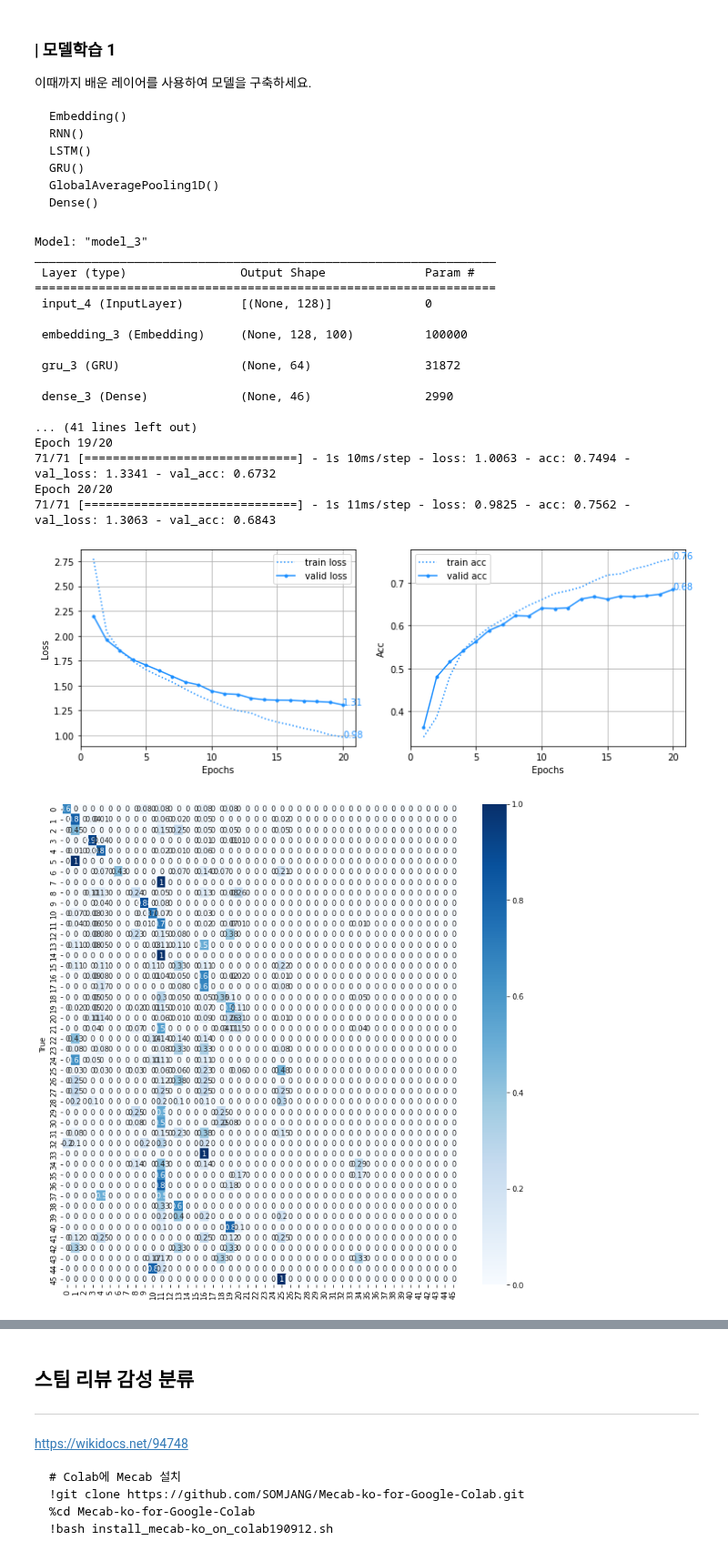
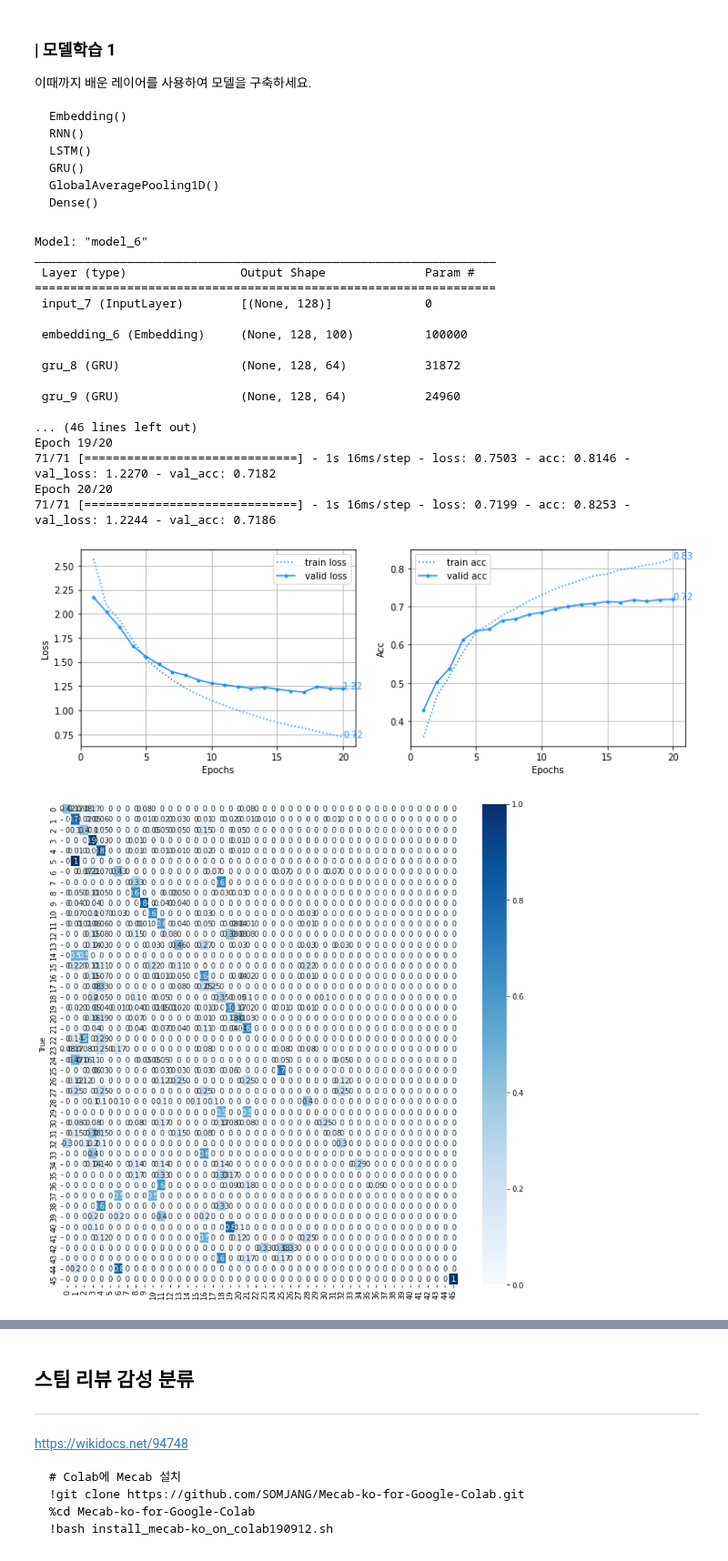
Before and after one commit to yebiny/SkillTreePython-DeepLearning, a Jupyter notebook: 03.NLP-with-tensorflow2.0/해설/ch03_04_순환신경망_Bidirectional_LSTM.ipynb, the cells around one changed output, grey strips where cells are left out. Shown at 91% size. Saved outputs shown, nothing was run; the diff lists cells and outputs as text; code cells hidden in the pictures.

````diff
--- a/03.NLP-with-tensorflow2.0/해설/ch03_04_순환신경망_Bidirectional_LSTM.ipynb
+++ b/03.NLP-with-tensorflow2.0/해설/ch03_04_순환신경망_Bidirectional_LSTM.ipynb
@@ -109,6 +115,15 @@ for line in f:
     embeddings_index[word] = coefs
 f.close()
 ```
+# %%
+embeddings_index = {}
+f = open('glove.6B.100d.txt', encoding="utf8")
+for line in f:
+    values = line.split()
+    word = values[0]
+    coefs = np.asarray(values[1:], dtype='float32')
+    embeddings_index[word] = coefs
+f.close()
 # %% [markdown]
 #### **인덱싱-단어 딕셔너리**
 # %%
@@ -125,3 +140,14 @@ for x in x_train[0]:
     print(index2word[x] ) # 1000개 단어 외에는 생략되기 때문에
 # %% [markdown]
 #### **매트릭스 제작**
+# %%
+EMB_DIMS=100
+embedding_matrix = np.zeros((MAX_FEATURES, EMB_DIMS))
+print('임베딩 매트릭스 (W): ' , embedding_matrix.shape)
+for i in range(1, MAX_FEATURES):
+  idx=i+4
+  word = index2word.get(idx)
+  vec = embeddings_index.get(word)
+  if vec is not None:
+    embedding_matrix[i]=vec
+    #print(i, idx, word, vec)
@@ -141,44 +169,47 @@ Dense()
 # %%
 # 레이어를 조합해서 72%이상~
 
 EMB_DIMS=100
 x = layers.Input(shape=MAX_LEN)
 y = layers.Embedding(MAX_FEATURES, EMB_DIMS)(x)
-y = layers.GRU(64)(y)
+y = layers.GRU(64, return_sequences=True)(y)
+y = layers.GRU(64, return_sequences=True)(y)
+y = layers.GlobalAvgPool1D()(y)
 y = layers.Dense(46, activation='softmax')(y)
 model = models.Model(x,y)
 
+model.layers[1].set_weights([embedding_matrix])
 model.compile(loss='sparse_categorical_crossentropy',
               optimizer='adam',
               metrics=['acc'])
 model.summary()
 history = model.fit(x_train, y_train,
                    batch_size=128,
                    epochs=20,
                    validation_data=(x_test, y_test))
 
 plot_lcurve([history], [''], ['dodgerblue'], x_itv=5)
 draw_cm(model, x_test, y_test) # 스크립트-혼돈행렬 플롯
 # %% [output]
-Model: "model_3"
+Model: "model_6"
 _________________________________________________________________
  Layer (type)                Output Shape              Param #
 =================================================================
- input_4 (InputLayer)        [(None, 128)]             0
+ input_7 (InputLayer)        [(None, 128)]             0
 
- embedding_3 (Embedding)     (None, 128, 100)          100000
+ embedding_6 (Embedding)     (None, 128, 100)          100000
 
- gru_3 (GRU)                 (None, 64)                31872
+ gru_8 (GRU)                 (None, 128, 64)           31872
 
- dense_3 (Dense)             (None, 46)                2990
+ gru_9 (GRU)                 (None, 128, 64)           24960
 
-... (41 lines left out)
+... (46 lines left out)
 Epoch 19/20
-71/71 [==============================] - 1s 10ms/step - loss: 1.0063 - acc: 0.7494 - val_loss: 1.3341 - val_acc: 0.6732
+71/71 [==============================] - 1s 16ms/step - loss: 0.7503 - acc: 0.8146 - val_loss: 1.2270 - val_acc: 0.7182
 Epoch 20/20
-71/71 [==============================] - 1s 11ms/step - loss: 0.9825 - acc: 0.7562 - val_loss: 1.3063 - val_acc: 0.6843
+71/71 [==============================] - 1s 16ms/step - loss: 0.7199 - acc: 0.8253 - val_loss: 1.2244 - val_acc: 0.7186
-[figure, old version]
+[figure, new version]
-[figure, old version]
+[figure, new version]
 # %% [markdown]
 ### | 모델학습 2
 
````
Also changed, not shown: parts of 3 cells of this notebook.
